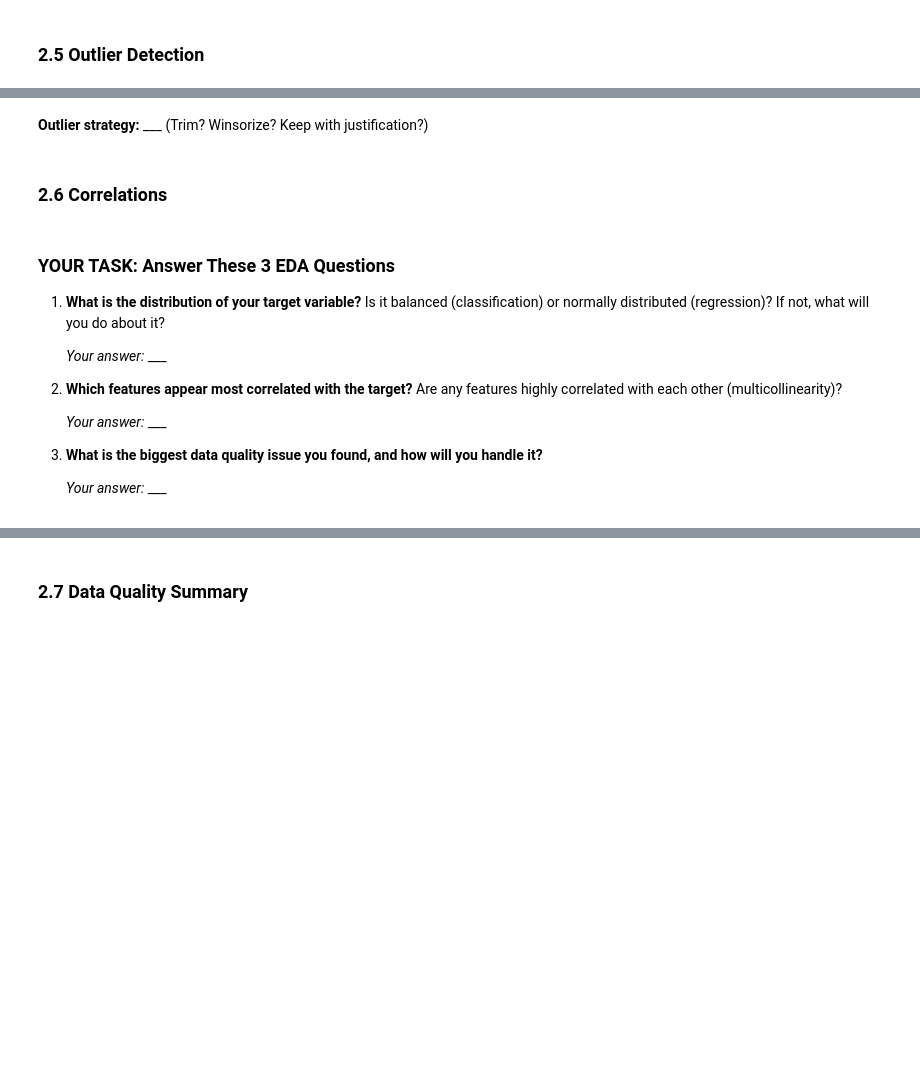
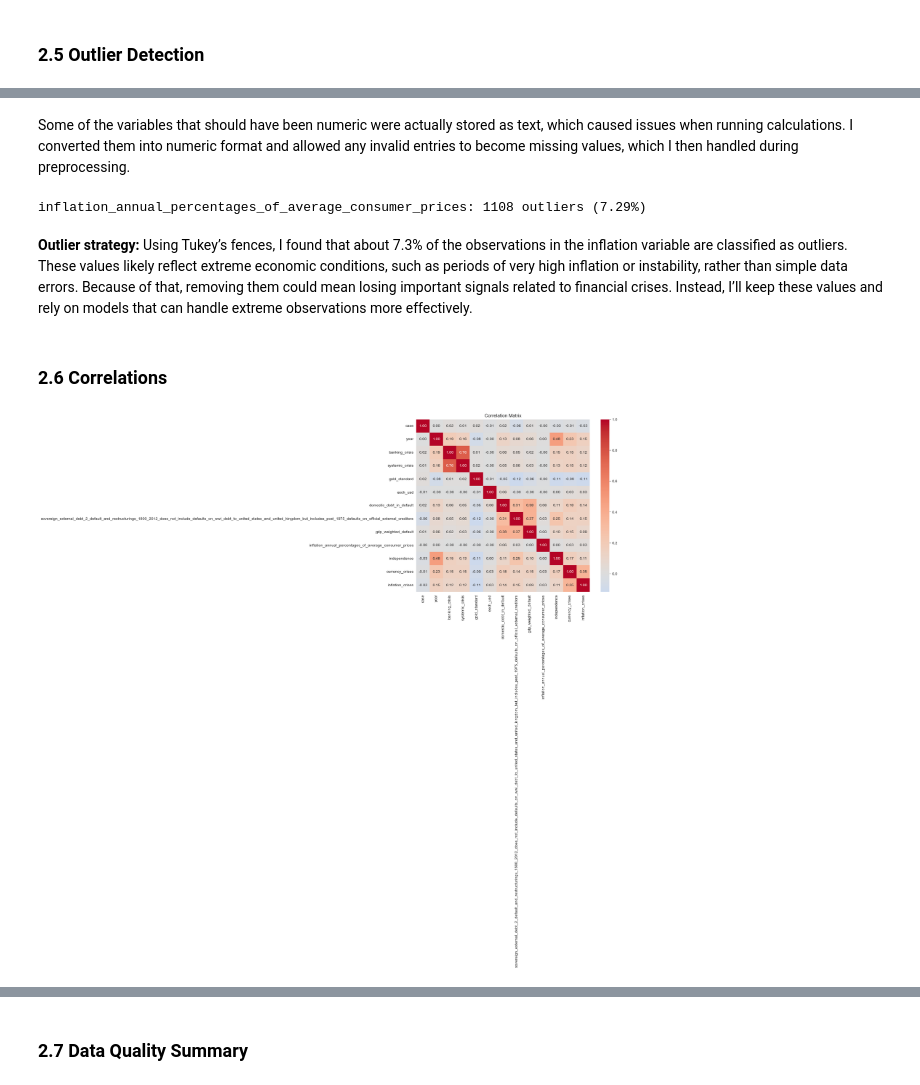
Before and after one commit to epleywin/ECON3916-Statistical-Machine-Learning, a Jupyter notebook: Final Project/3916-final-project-starter.ipynb, the cells around one changed output, grey strips where cells are left out. Drawn from its saved outputs; the diff is of its cells as text; code cells hidden in the pictures; blank space fills up the shorter version.

```diff
--- a/Final Project/3916-final-project-starter.ipynb
+++ b/Final Project/3916-final-project-starter.ipynb
@@ -131,49 +205,46 @@ Fill in each blank below. This becomes the opening paragraph of your report.
+# %%
+df['inflation_annual_percentages_of_average_consumer_prices'] = pd.to_numeric(
+    df['inflation_annual_percentages_of_average_consumer_prices'],
+    errors='coerce'
+)
+df['exch_usd'] = pd.to_numeric(df['exch_usd'], errors='coerce')
+# %% [markdown]
+Some of the variables that should have been numeric were actually stored as text, which caused issues when running calculations. I converted them into numeric format and allowed any invalid entries to become missing values, which I then handled during preprocessing.
 # %%
 # ============================================================
 # 2.5 Outlier detection (Ch 4: Tukey Fences / IQR)
 # ============================================================
 
-# def tukey_fences(series, k=1.5):
-#     """Return lower and upper Tukey fences."""
-#     Q1 = series.quantile(0.25)
-#     Q3 = series.quantile(0.75)
-#     IQR = Q3 - Q1
-#     return Q1 - k * IQR, Q3 + k * IQR
-#
-# # Example: check outliers in a numeric column
-# col = 'your_column'
-# lower, upper = tukey_fences(df[col])
-# outliers = df[(df[col] < lower) | (df[col] > upper)]
-# print(f'{col}: {len(outliers)} outliers ({len(outliers)/len(df)*100:.1f}%)')
+def tukey_fences(series, k=1.5):
+     """Return lower and upper Tukey fences."""
+     Q1 = series.quantile(0.25)
+     Q3 = series.quantile(0.75)
+     IQR = Q3 - Q1
+     return Q1 - k * IQR, Q3 + k * IQR
+
+ # Example: check outliers in a numeric column
+col = 'inflation_annual_percentages_of_average_consumer_prices'
+lower, upper = tukey_fences(df[col].dropna())
+outliers = df[(df[col] < lower) | (df[col] > upper)]
+print(f'{col}: {len(outliers)} outliers ({len(outliers)/len(df)*100:.2f}%)')
+# %% [output]
+inflation_annual_percentages_of_average_consumer_prices: 1108 outliers (7.29%)
-# %% [markdown]
-**Outlier strategy:** ___
-(Trim? Winsorize? Keep with justification?)
+# %% [markdown]
+**Outlier strategy:** Using Tukey’s fences, I found that about 7.3% of the observations in the inflation variable are classified as outliers. These values likely reflect extreme economic conditions, such as periods of very high inflation or instability, rather than simple data errors. Because of that, removing them could mean losing important signals related to financial crises. Instead, I’ll keep these values and rely on models that can handle extreme observations more effectively.
 # %% [markdown]
 ### 2.6 Correlations
 # %%
 # ============================================================
 # 2.6 Correlation heatmap (Ch 3)
 # ============================================================
 
-# numeric_cols = df.select_dtypes(include=[np.number]).columns
-# corr_matrix = df[numeric_cols].corr()
+numeric_cols = df.select_dtypes(include=[np.number]).columns
+corr_matrix = df[numeric_cols].corr()
 #
-# plt.figure(figsize=(10, 8))
-# sns.heatmap(corr_matrix, annot=True, cmap='coolwarm', center=0, fmt='.2f')
-# plt.title('Correlation Matrix')
-# plt.tight_layout()
-# plt.show()
+plt.figure(figsize=(10, 8))
+sns.heatmap(corr_matrix, annot=True, cmap='coolwarm', center=0, fmt='.2f')
+plt.title('Correlation Matrix')
+plt.tight_layout()
+plt.show()
+# %% [output]
+[figure, added]
-# %% [markdown]
-### YOUR TASK: Answer These 3 EDA Questions
-
-1. **What is the distribution of your target variable?** Is it balanced (classification) or normally distributed (regression)? If not, what will you do about it?
-
-   *Your answer:* ___
-
-2. **Which features appear most correlated with the target?** Are any features highly correlated with each other (multicollinearity)?
-
-   *Your answer:* ___
-
-3. **What is the biggest data quality issue you found, and how will you handle it?**
-
-   *Your answer:* ___
```
Also changed, not shown: parts of 33 cells of this notebook, 4 other files.
